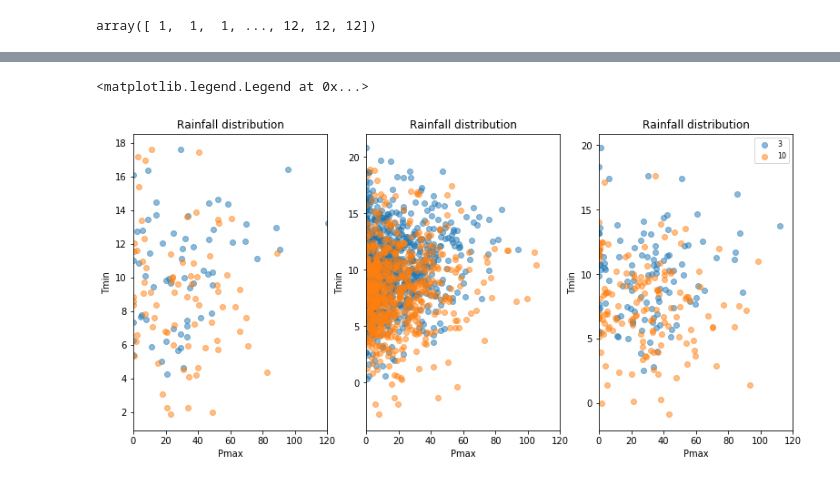
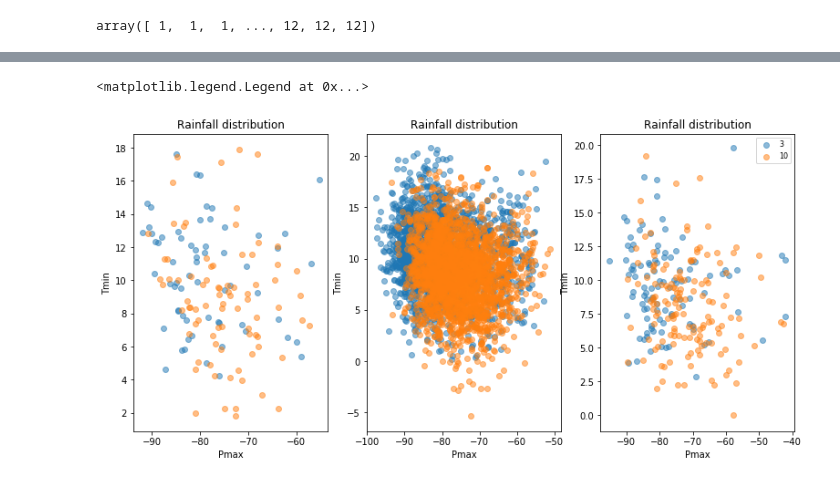
Before and after one commit to cornkle/proj_CEH, a Jupyter notebook: notebooks/CLOVER_scatter_fig3_mergedmonth-OBSONLY.ipynb, the cells around one changed output, grey strips where cells are left out. Cells and saved outputs as stored; diff of their text form; code cells hidden in the pictures.

```diff
--- a/notebooks/CLOVER_scatter_fig3_mergedmonth-OBSONLY.ipynb
+++ b/notebooks/CLOVER_scatter_fig3_mergedmonth-OBSONLY.ipynb
@@ -184,7 +246,7 @@ dic = {
 }
 ds = pd.DataFrame(dic)
 # %%
-ds = ds[(ds.lon>=-12)&(ds.lon<=10)&(ds.lat>=5)&(ds.lat<=8.5)]
+ds = ds[(ds.lon>=-10)&(ds.lon<=12)&(ds.lat>=5)&(ds.lat<=8)]
 # %%
 ds = ds.dropna()
 # %%
@@ -205,9 +267,9 @@ pgpm = []
 ptrmm40 = []
 for m in range(3,12):
 
-    ptrmm.append(np.percentile(obs_trmm.prcp[(obs_trmm.month == m) & (obs_trmm.prcp>1)],99))
-    pgpm.append(np.percentile(obs_gpm.prcp[(obs_gpm.month == m) & (obs_gpm.prcp>1)],99))
+    ptrmm.append(np.percentile(obs_trmm.prcp[(obs_trmm.month == m) & (obs_trmm.prcp>1)],95))
+    pgpm.append(np.percentile(obs_gpm.prcp[(obs_gpm.month == m) & (obs_gpm.prcp>1)],95))
     try:
-        ptrmm40.append(np.percentile(obs_40.prcp[(obs_40.month == m) & (obs_40.prcp>1),99]))
+        ptrmm40.append(np.percentile(obs_40.prcp[(obs_40.month == m) & (obs_40.prcp>1),95]))
     except:
         ptrmm40.append(np.nan)
@@ -248,11 +306,11 @@ ptrmm40 = []
 gridsat = []
 for m in range(3,12):
 
-    ptrmm.append(np.percentile(obs_trmm.tmin[obs_trmm.month == m],95))
-    pgpm.append(np.percentile(obs_gpm.tmin[obs_gpm.month == m],95))
-    gridsat.append(np.percentile(ds.tmin[ds.month == m],95))
+    ptrmm.append(np.percentile(obs_trmm.tmin[obs_trmm.month == m],85))
+    pgpm.append(np.percentile(obs_gpm.tmin[obs_gpm.month == m],85))
+    gridsat.append(np.percentile(ds.tmin[ds.month == m],85))
     try:
-        ptrmm40.append(np.percentile(obs_40.tmin[obs_40.month == m],95))
+        ptrmm40.append(np.percentile(obs_40.tmin[obs_40.month == m],85))
     except:
         ptrmm40.append(np.nan)
 # %%
@@ -267,0 +323,13 @@ plt.legend()
+# %%
+ptrmm = []
+pgpm = []
+ptrmm40 = []
+gridsat = []
+for m in range(3,12):
+
+    ptrmm.append(np.percentile(obs_trmm.prcp[obs_trmm.month == m],99))
+    pgpm.append(np.percentile(obs_gpm.prcp[obs_gpm.month == m],99))
+    try:
+        ptrmm40.append(np.percentile(obs_40.prcp[obs_40.month == m],99))
+    except:
+        ptrmm40.append(np.nan)
@@ -317,25 +394,25 @@ plt.legend(fontsize=8)
 # %%
 f = plt.figure(figsize=(13,6))
 
 for ids, data in enumerate([obs_trmm, obs_gpm, obs_40]):
     #ipdb.set_trace()
     ax = f.add_subplot(1,3,ids+1)
     colors = cm.rainbow(np.linspace(0,1,9))
     for m,c in zip([3,10],colors):
         #print(m)
 #         if m == 5:
         monthly = (data)[data['month'] == m]
 #         if m == 9:
         monthly = (data)[data['month'] == m]
 
-        ax.scatter(monthly['prcp'], monthly['shear'], label=str(m), alpha=0.5)
+        ax.scatter(monthly['tmin'], monthly['shear'], label=str(m), alpha=0.5)
     plt.ylabel('Tmin')
-    plt.xlim((0,120))
+    #plt.xlim((0,120))
     plt.xlabel('Pmax')
 
     plt.title('Rainfall distribution')
 
 plt.legend(fontsize=8)
 # %% [output]
 <matplotlib.legend.Legend at 0x...>
-[figure, old version]
+[figure, new version]
```
Also changed, not shown: parts of 77 cells of this notebook, 21 other files.
